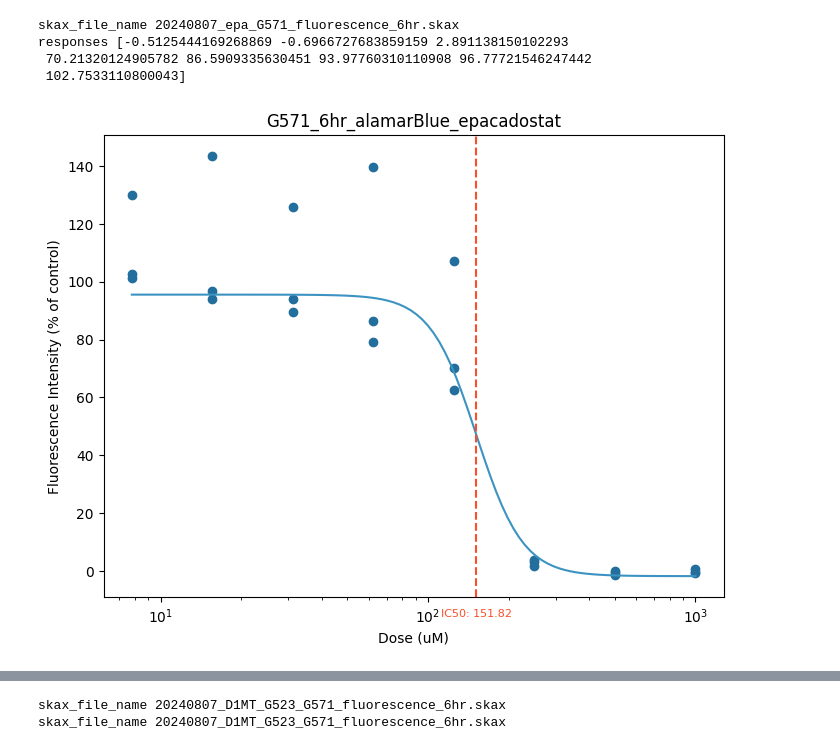
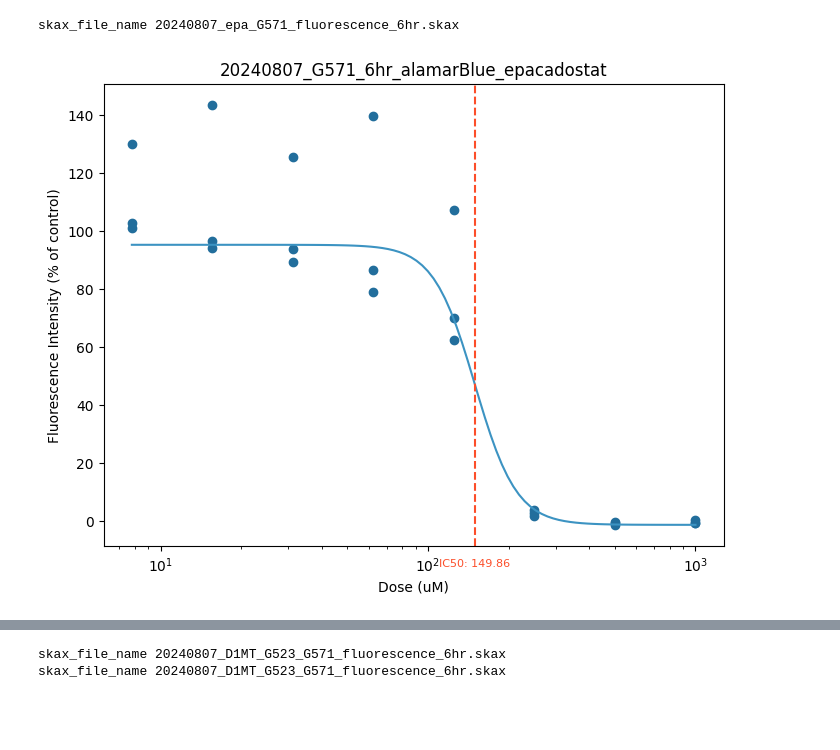
Before and after one commit to jess-xia/drug_dose_response, a Jupyter notebook: dose_response_alamar_triplicate.ipynb, the cells around one changed output, grey strips where cells are left out. Drawn from its saved outputs; the diff is of its cells as text; code cells hidden in the pictures; blank space fills up the shorter version.

```diff
--- a/dose_response_alamar_triplicate.ipynb
+++ b/dose_response_alamar_triplicate.ipynb
@@ -57,7 +90,7 @@ def fit_dose_response(concentrations, cell_line):
     responses = np.array(cell_line_med[:])
 
     # Fit the model to the data
-    popt, pcov = curve_fit(dose_response, doses, responses, bounds=([-50, -50, 0, 0], [200, 200, 200, 5]))
+    popt, pcov = curve_fit(dose_response, doses, responses, bounds=([-20, -20, 0, 0], [150, 150, 200, 10]))
 
     # Extract the fitted parameters
     bottom, top, ic50, hill_slope = popt
@@ -95,16 +128,13 @@ def plot_dose_response(cell_line, concentrations, doses_fit, responses_fit, ic50
 # %%
 file_path = "C:/GSC Project/drug_dose_response/raw_data/temporarySkanitExport Aug Wed 7 2024 17-37-40-1270088.xlsx"
 cell_line_num = 2
 concentrations = [1000, 500, 250, 125, 62.5, 31.25, 15.625, 7.8125, 0] # Epacadostat concentrations
-plot_title = 'G571_6hr_alamarBlue_epacadostat'
+plot_title = '20240807_G571_6hr_alamarBlue_epacadostat'
 
 cell_line = standardize_replicates(file_path, cell_line_num)
 ic50, doses_fit, responses_fit = fit_dose_response(concentrations, cell_line)
 
 plot_dose_response(cell_line, concentrations, doses_fit, responses_fit, ic50, plot_title)
 # %% [output]
 skax_file_name 20240807_epa_G571_fluorescence_6hr.skax
-responses [-0.5125444169268869 -0.6966727683859159 2.891138150102293
- 70.21320124905782 86.5909335630451 93.97760310110908 96.77721546247442
- 102.7533110800043]
-[figure, old version]
+[figure, new version]
```
Also changed, not shown: parts of 42 cells of this notebook.
